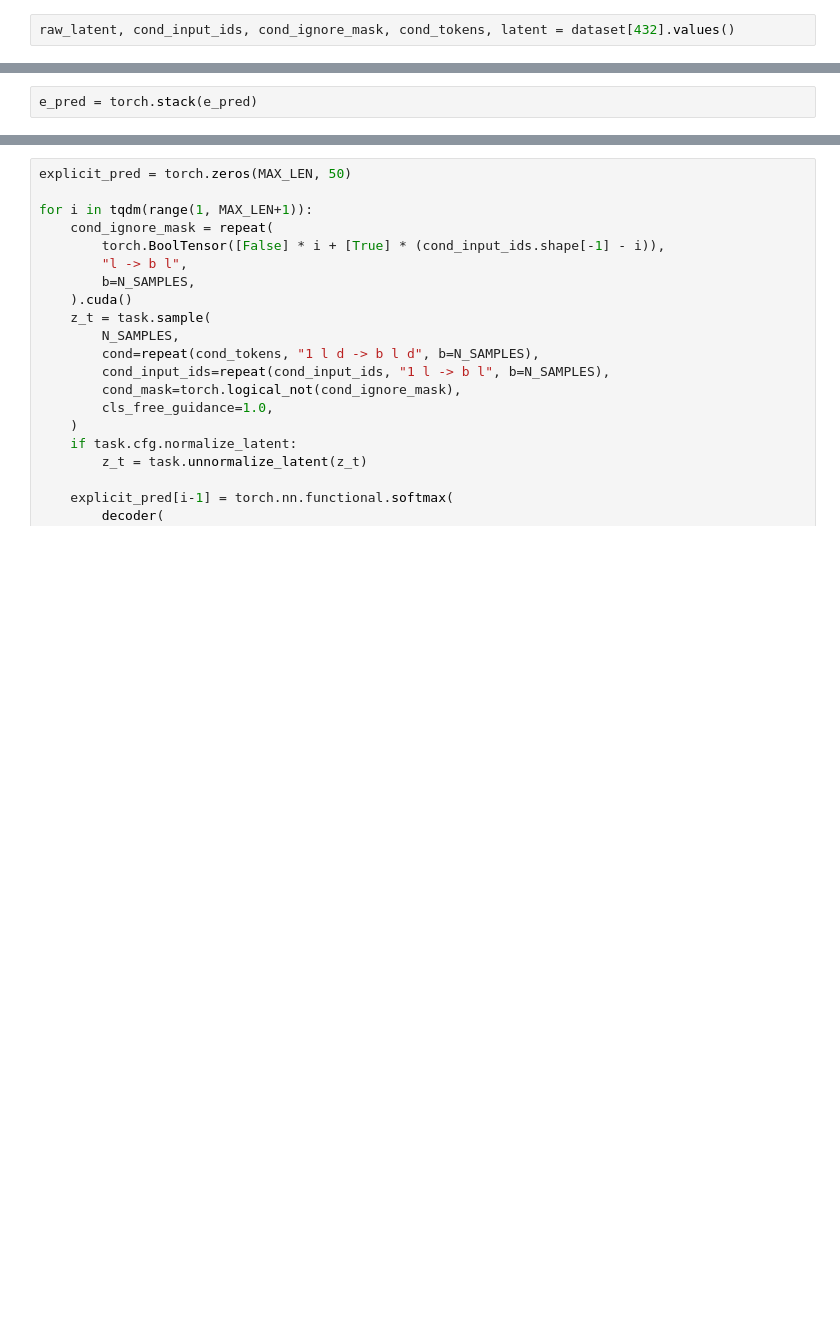
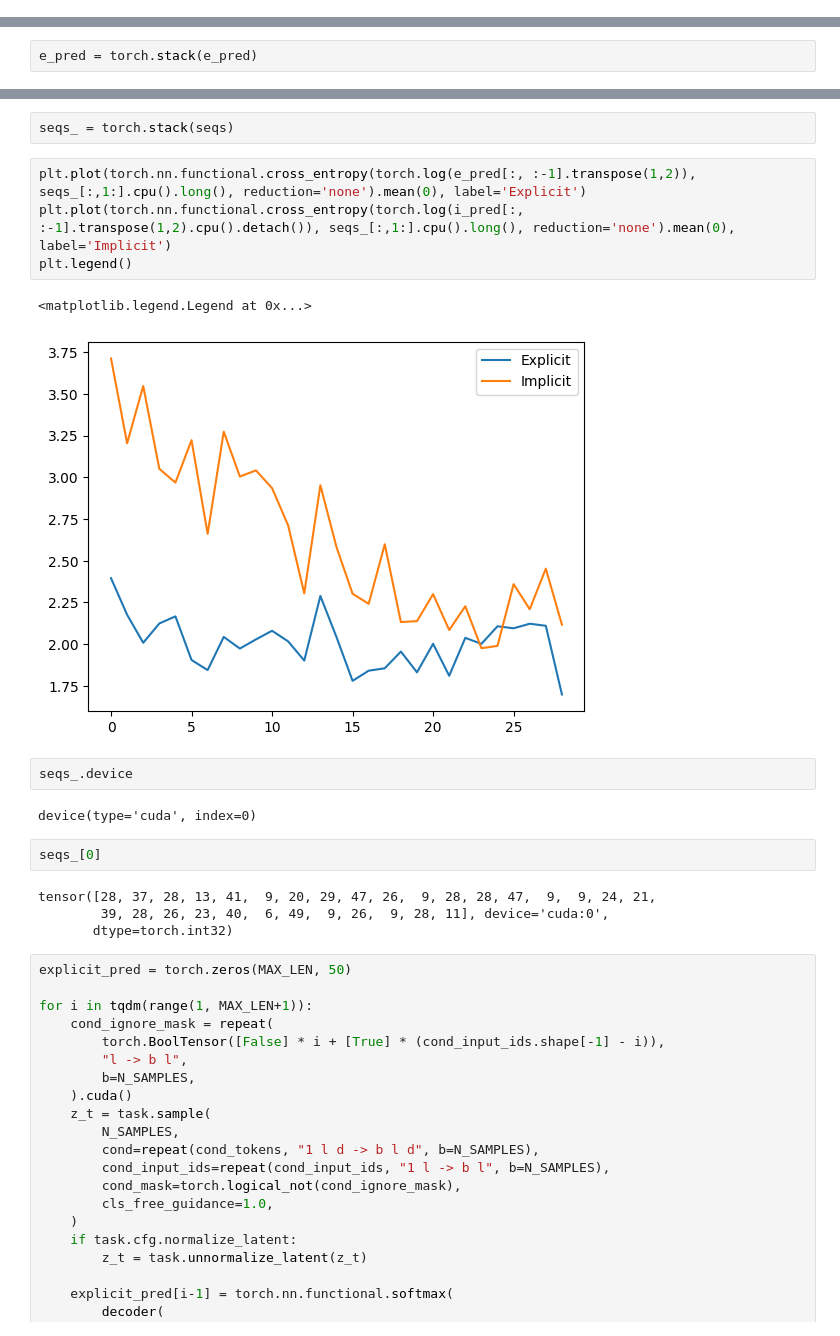
Before and after one commit to leogagnon/latent_control, a Jupyter notebook: notebooks/diffusion.ipynb, the cells around one changed output, grey strips where cells are left out. Saved outputs shown, nothing was run; the diff lists cells and outputs as text; blank space fills up the shorter version.

```diff
--- a/notebooks/diffusion.ipynb
+++ b/notebooks/diffusion.ipynb
@@ -136,8 +136,6 @@ HMM [0 0 0 1 0 0 1 0 0 0 0 1], #433  : 0.6293429136276245
 HMM [0 0 0 1 0 1 1 0 0 0 0 1], #529  : 0.029368195682764053
 # %% [markdown]
 # Posterior predictive : Implicit VS Explicit
-# %%
-raw_latent, cond_input_ids, cond_ignore_mask, cond_tokens, latent = dataset[432].values()
 # %%
 task.cfg.sampler = 'ddpm' # ddpm, dpmpp, ddim
 task.cfg.sampling_timesteps=50
@@ -223,3 +234,22 @@ plt.legend()
+# %%
+seqs_ = torch.stack(seqs)
+# %%
+plt.plot(torch.nn.functional.cross_entropy(torch.log(e_pred[:, :-1].transpose(1,2)), seqs_[:,1:].cpu().long(), reduction='none').mean(0), label='Explicit')
+plt.plot(torch.nn.functional.cross_entropy(torch.log(i_pred[:, :-1].transpose(1,2).cpu().detach()), seqs_[:,1:].cpu().long(), reduction='none').mean(0), label='Implicit')
+plt.legend()
+# %% [output]
+<matplotlib.legend.Legend at 0x...>
+[figure, added]
+# %%
+seqs_.device
+# %% [output]
+device(type='cuda', index=0)
+# %%
+seqs_[0]
+# %% [output]
+tensor([28, 37, 28, 13, 41,  9, 20, 29, 47, 26,  9, 28, 28, 47,  9,  9, 24, 21,
+        39, 28, 26, 23, 40,  6, 49,  9, 26,  9, 28, 11], device='cuda:0',
+       dtype=torch.int32)
 # %%
 explicit_pred = torch.zeros(MAX_LEN, 50)
 
```
Also changed, not shown: parts of 8 cells of this notebook.
